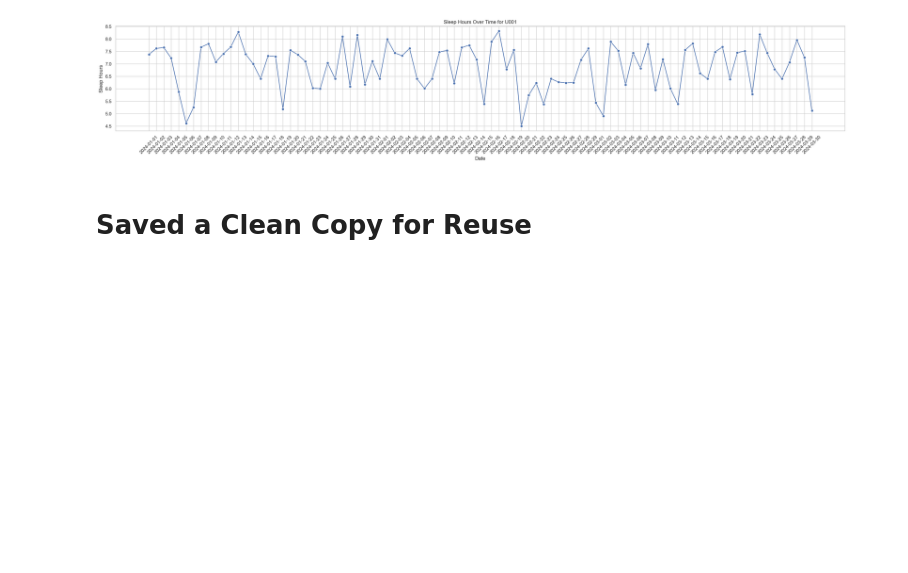
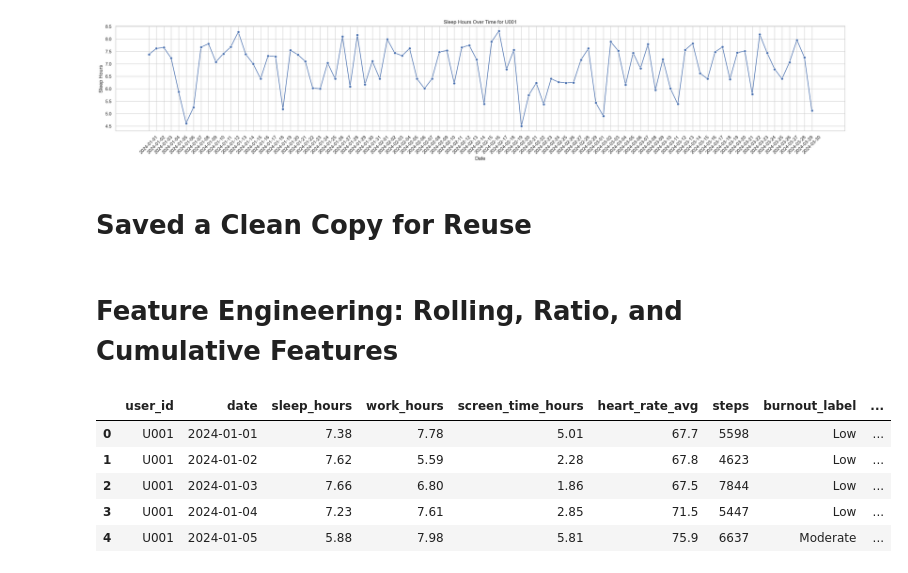
Before and after one commit to BaghCodes/mental-health-burnout-detection, a Jupyter notebook: BurnoutDetectionSystem.ipynb, the cells around one changed output. Cells and saved outputs as stored; diff of their text form; code cells hidden in the pictures; blank space fills up the shorter version.

```diff
--- a/BurnoutDetectionSystem.ipynb
+++ b/BurnoutDetectionSystem.ipynb
@@ -85,3 +85,37 @@ plt.show()
 # %%
 # Save a clean copy (if you make changes later)
 data.to_csv("burnout_dataset_clean.csv", index=False)
+# %% [markdown]
+# Feature Engineering: Rolling, Ratio, and Cumulative Features
+# %%
+# Ensure date is datetime and data is sorted for rolling calculations
+data['date'] = pd.to_datetime(data['date'])
+data = data.sort_values(['user_id', 'date']).reset_index(drop=True)
+
+# Rolling window size (7 days)
+rolling_window = 7
+
+# Rolling mean and variance for each user and key features
+for feature in ['sleep_hours', 'work_hours', 'screen_time_hours', 'heart_rate_avg']:
+    data[f'{feature}_rolling_mean'] = data.groupby('user_id')[feature].transform(
+        lambda x: x.rolling(rolling_window, min_periods=1).mean())
+    data[f'{feature}_rolling_var'] = data.groupby('user_id')[feature].transform(
+        lambda x: x.rolling(rolling_window, min_periods=1).var())
+
+# Work to sleep ratio (work_hours / sleep_hours)
+data['work_sleep_ratio'] = data['work_hours'] / data['sleep_hours']
+
+# Screen time to steps ratio (add 1 to avoid division by zero)
+data['screen_steps_ratio'] = data['screen_time_hours'] / (data['steps'] + 1)
+
+# Cumulative work hours per user (shows workload accumulation)
+data['cumulative_work_hours'] = data.groupby('user_id')['work_hours'].cumsum()
+
+data.head()
+# %% [output]
+|  | user_id | date | sleep_hours | work_hours | screen_time_hours | heart_rate_avg | steps | burnout_label | ... |
+| 0 | U001 | 2024-01-01 | 7.38 | 7.78 | 5.01 | 67.7 | 5598 | Low | ... |
+| 1 | U001 | 2024-01-02 | 7.62 | 5.59 | 2.28 | 67.8 | 4623 | Low | ... |
+| 2 | U001 | 2024-01-03 | 7.66 | 6.80 | 1.86 | 67.5 | 7844 | Low | ... |
+| 3 | U001 | 2024-01-04 | 7.23 | 7.61 | 2.85 | 71.5 | 5447 | Low | ... |
+| 4 | U001 | 2024-01-05 | 5.88 | 7.98 | 5.81 | 75.9 | 6637 | Moderate | ... |
```
Also changed, not shown: parts of 13 cells of this notebook.
